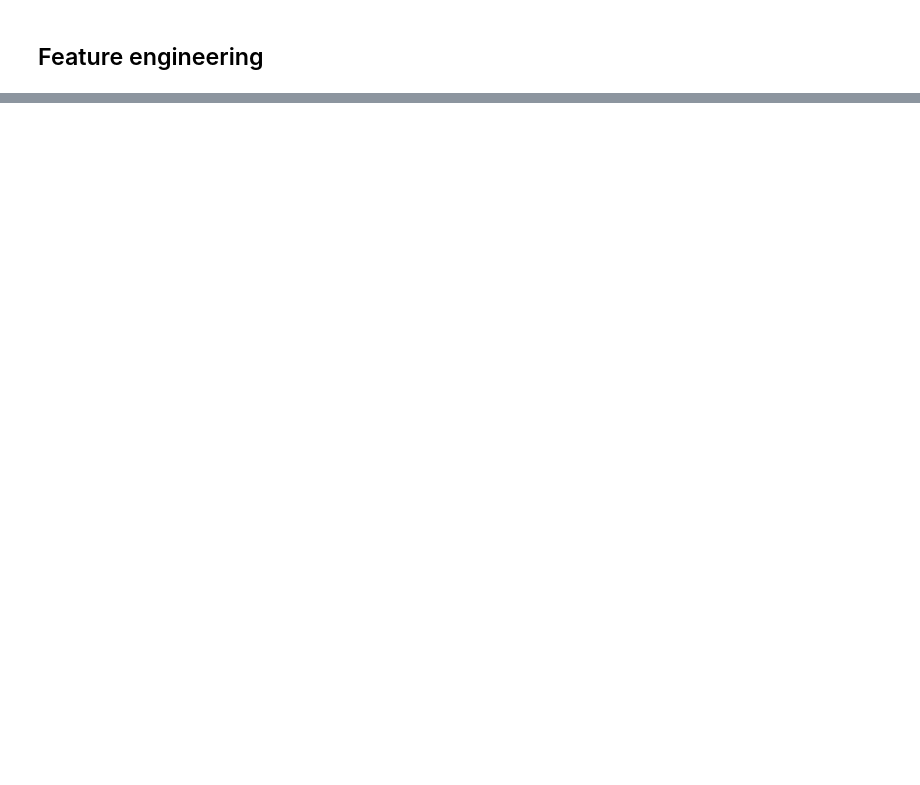
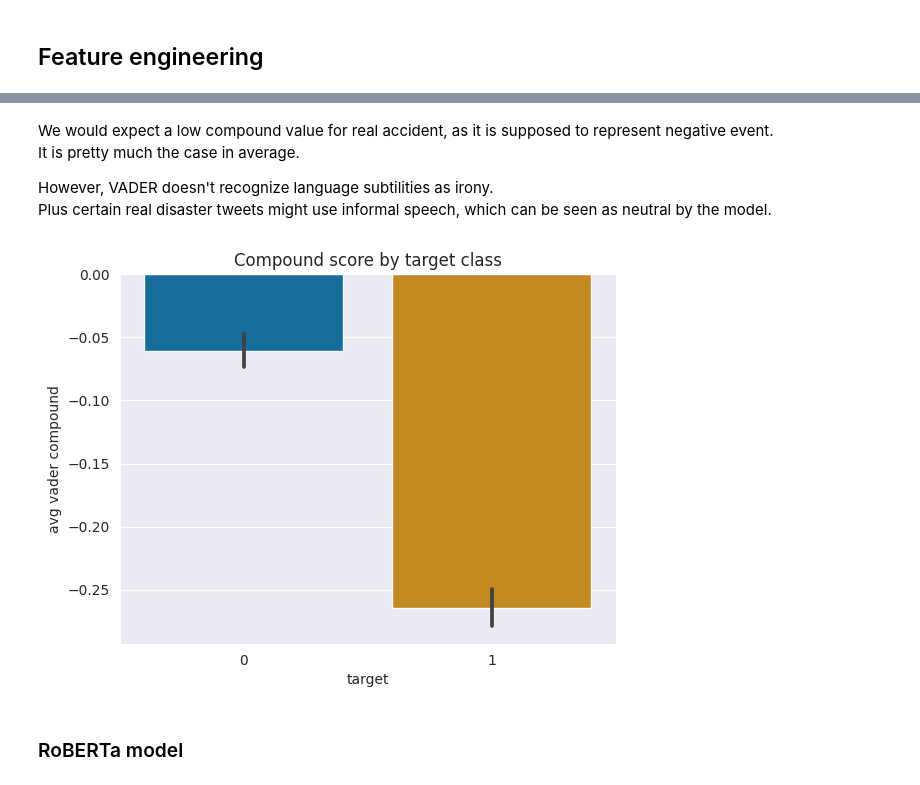
Before and after one commit to NanoClem/nlp-disasters-tweets, a Jupyter notebook: tweets_disasters_EDA.ipynb, the cells around one changed output, grey strips where cells are left out. Cells and saved outputs as stored; diff of their text form; code cells hidden in the pictures; blank space fills up the shorter version.

```diff
--- a/tweets_disasters_EDA.ipynb
+++ b/tweets_disasters_EDA.ipynb
@@ -123,0 +277,16 @@ df_train[~df_train['keyword'].isna()]
+# %% [markdown]
+We would expect a low compound value for real accident, as it is supposed to represent negative event.
+It is pretty much the case in average.
+
+However, VADER doesn't recognize language subtilities as irony.
+Plus certain real disaster tweets might use informal speech, which can be seen as neutral by the model.
+# %%
+sns.barplot(df_vaders, x="target", y="compound")
+
+plt.title("Compound score by target class")
+plt.ylabel("avg vader compound")
+plt.show()
+# %% [output]
+[figure, added]
+# %% [markdown]
+### RoBERTa model
```
Also changed, not shown: parts of 43 cells of this notebook.
